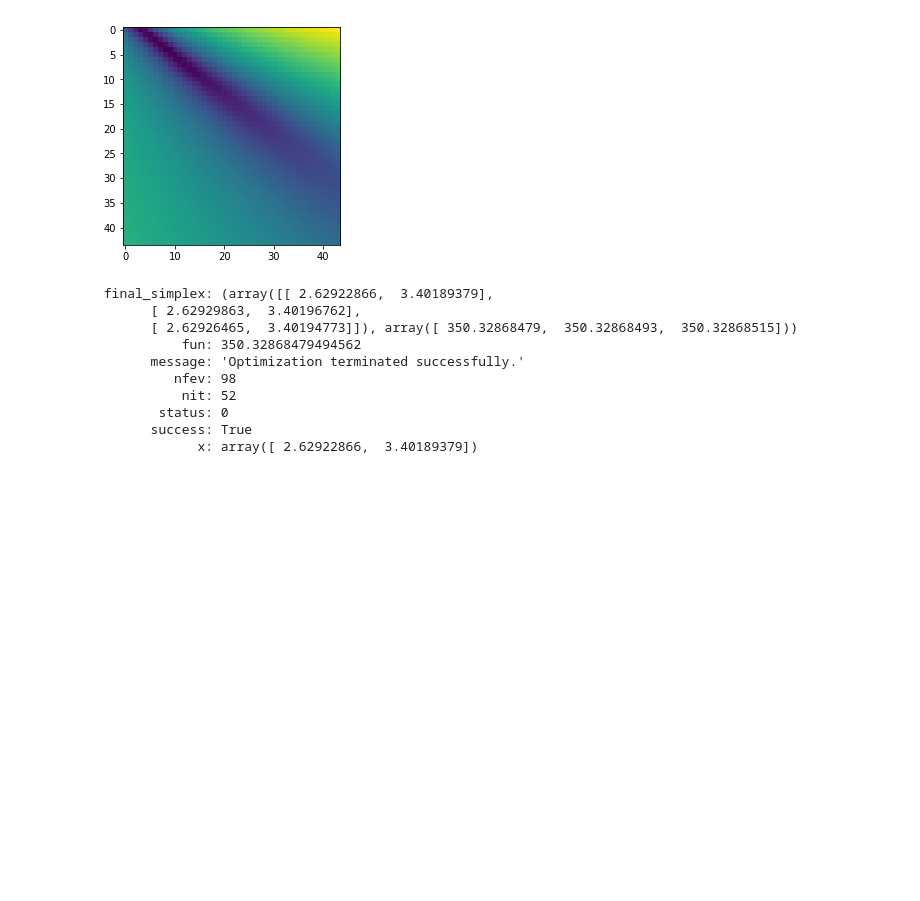
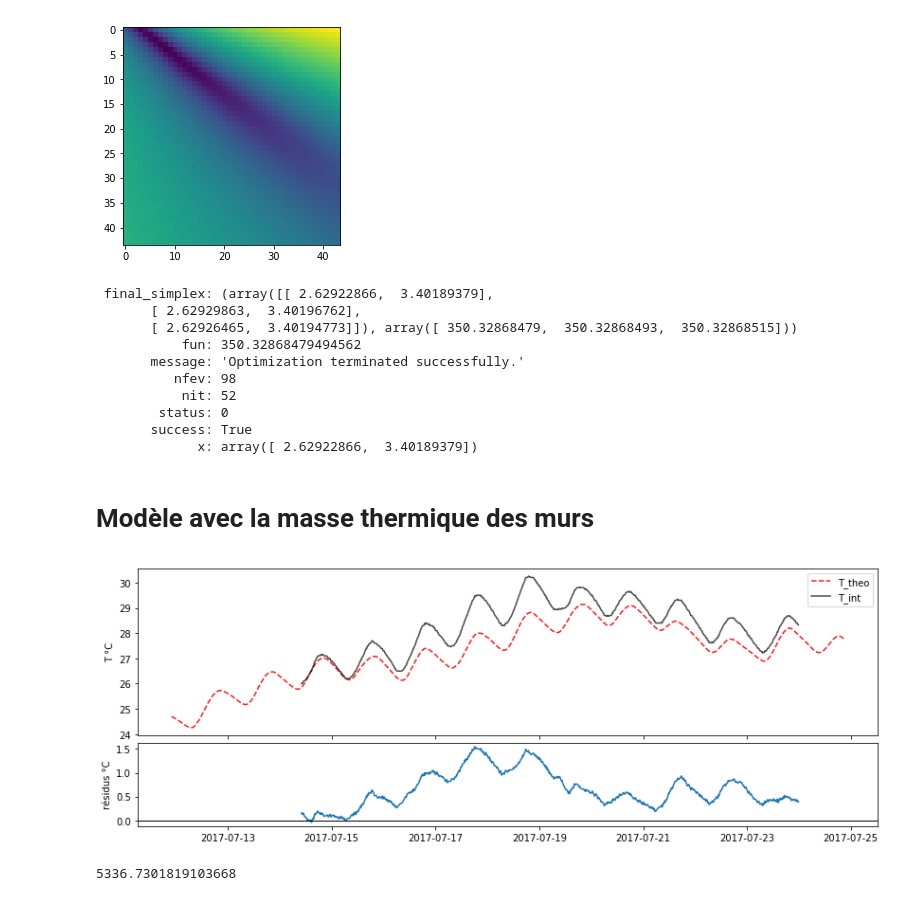
Before and after one commit to xdze2/thermique_appart, a Jupyter notebook: model_greybox.ipynb, the cells around one changed output. Cells and saved outputs as stored; diff of their text form; code cells hidden in the pictures; blank space fills up the shorter version.

```diff
--- a/model_greybox.ipynb
+++ b/model_greybox.ipynb
@@ -76,15 +86,14 @@ def get_dTdt(  T, t, params, get_Text, get_Phi ):
 
 def apply_model( data, T_start, params, full_output=False, fasttol=True ):
 
-    if not fasttol:
-        rtol, atol = 1e-8, 1e-8
-    else:
+    rtol, atol = 1e-8, 1e-8
+    if fasttol:
         rtol, atol = 1e-3, 1e-4
 
     data_dict = data.to_dict(orient='list')
-    time_sec = data.index.astype(np.int64) // 1e9    # conversion en secondes
+    time_sec = data.index.astype(np.int64) // 1e9    # conversion en seconde
 
-    # construction des fonctions d'interpolations:
+    # Construction des fonctions d'interpolations:
     get_Text = lambda t: np.interp( t, time_sec, data_dict['temperature'] )
     get_Phi  = lambda t: np.interp( t, time_sec, data_dict['flux_tot'] )
 
@@ -264,3 +278,5 @@ print( opti_res )
         status: 0
        success: True
              x: array([ 2.62922866,  3.40189379])
+# %% [markdown]
+# Modèle avec la masse thermique des murs
@@ -266,0 +322,18 @@ print( opti_res )
+# %%
+params =  (  2.3099046 , 3.48994313, 1.1 , 2.1, 24, 24.7 ) # k/M, 100*eta/M, T( t=0 )
+
+T_theo = apply_model_wall( df, params )
+# %%
+# graph
+fig, ax = plt.subplots(2, sharex=True, figsize=(14, 5), gridspec_kw = {'height_ratios':[2, 1]} )
+
+ax[0].plot( df.index, T_theo, '--r', label='T_theo', alpha=0.9)
+ax[0].plot( df['T_int'], 'k', alpha=0.7) ;
+ax[0].legend(); ax[0].set_ylabel('T °C');
+
+ax[1].plot( df.index,  df['T_int'].as_matrix()-T_theo ) ;
+ax[1].axhline(y=0., color='k', linestyle='-', linewidth=1); ax[1].set_ylabel('résidus °C');
+
+plt.subplots_adjust(hspace=0.06)
+# %% [output]
+[figure, added]
@@ -266,0 +351,4 @@ print( opti_res )
+# %%
+get_errorfit_wall( params, df )
+# %% [output]
+5336.7301819103668
```
Also changed, not shown: parts of 16 cells of this notebook, 2 other files.
